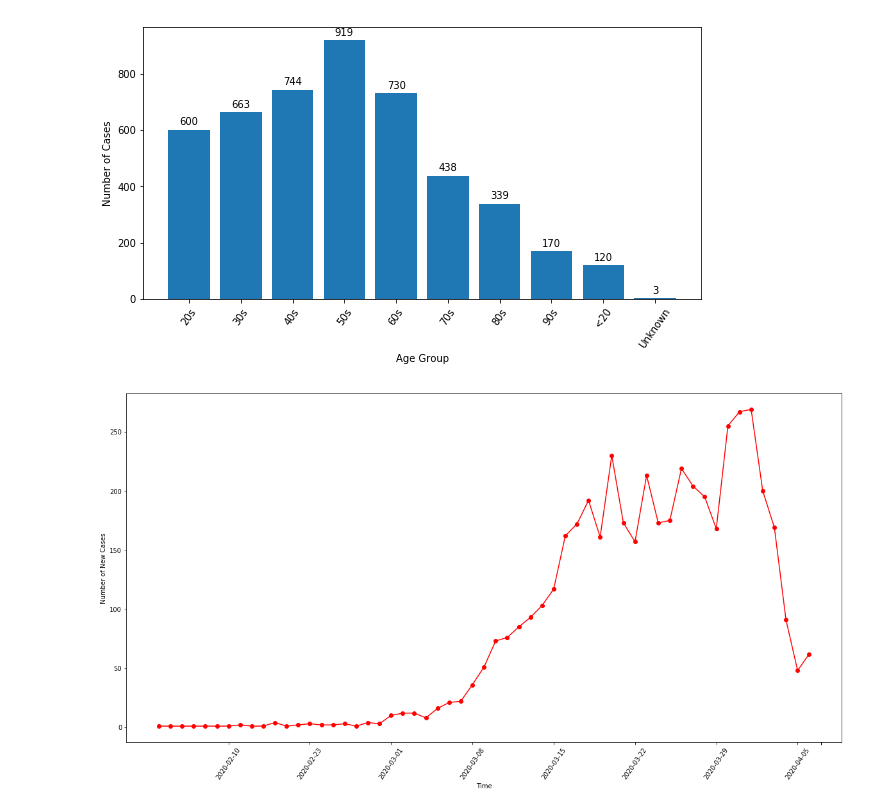
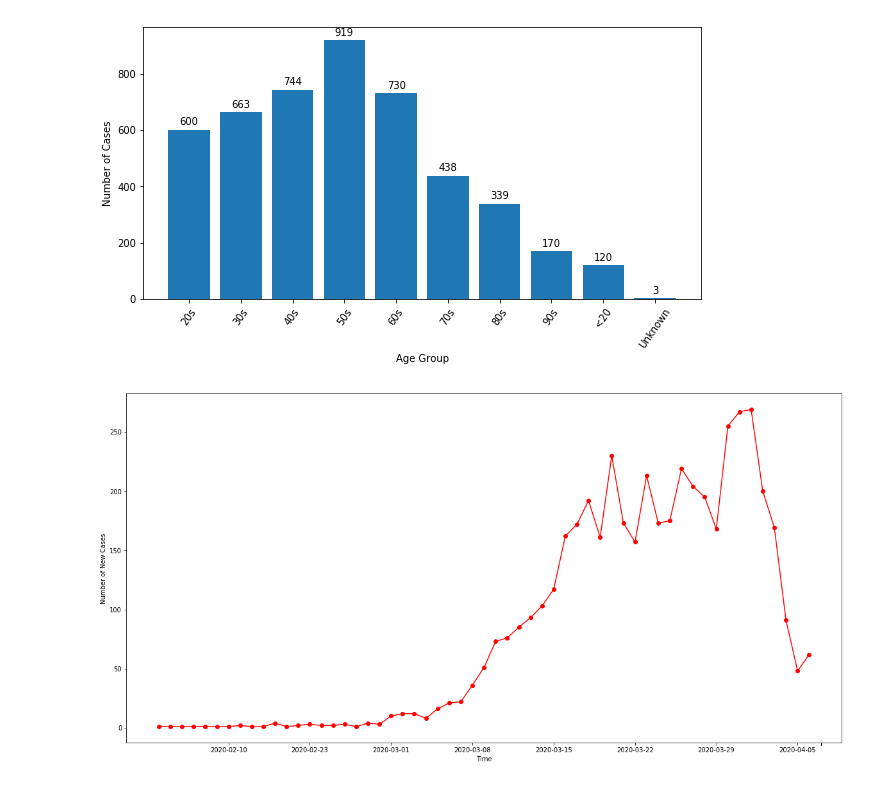
Before and after one commit to sangherahul/Ontario_Covid19_analysis, a Jupyter notebook: coronaviruscovid19-canada/Json_covid 19 ON.ipynb, the cells around one changed output. Saved outputs shown, nothing was run; the diff lists cells and outputs as text; code cells hidden in the pictures.

```diff
--- a/coronaviruscovid19-canada/Json_covid 19 ON.ipynb
+++ b/coronaviruscovid19-canada/Json_covid 19 ON.ipynb
@@ -98,30 +102,30 @@ plt.show()
 # %%
 Total_cases_df=Ontario_cases_df.groupby("Date").count()
 
 Total_resolved_df=Ontario_cases_df.groupby(["Date","Outcome"]).count()
 
 a=Total_cases_df.reset_index()
 ticks=[]
 x=1
 
 for tick in a["Date"]:
     if x%7==0:
         ticks.append(tick)
         x=x+1
     else:
         ticks.append("")
         x=x+1
 ticks
 
 fig, ax=plt.subplots(figsize=(20,10))
 
 
 ax.plot(Total_cases_df.index,Total_cases_df["Age Group"],marker='o',color='r')
 
 ax.set_xlabel('Time')
 ax.set_ylabel('Number of New Cases')
 
-plt.xticks(ticks,rotation=55)
+plt.xticks(ticks)
 plt.show()
 # %% [output]
-[figure, old version]
+[figure, new version]
```
Also changed, not shown: parts of 3 cells of this notebook, 3 other files.
